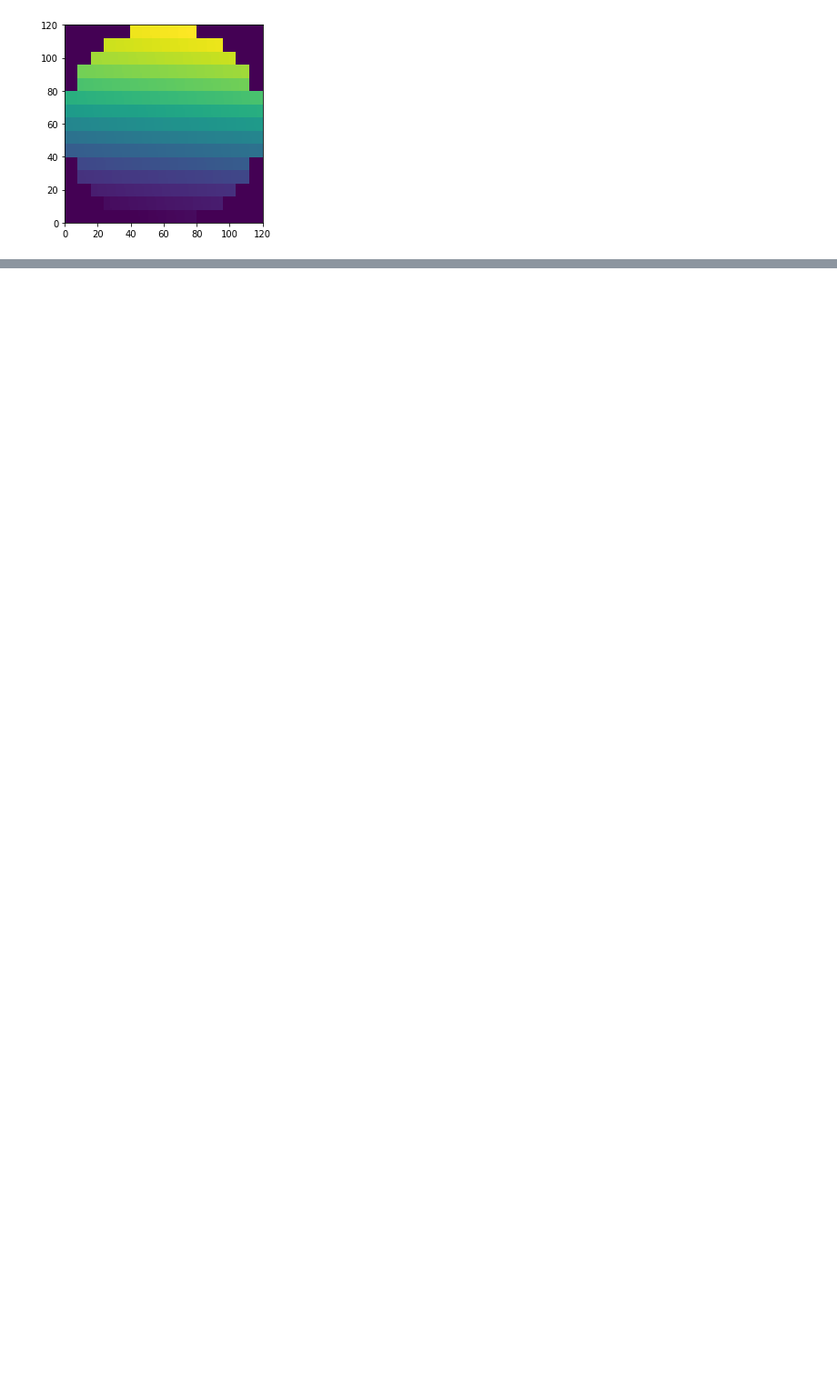
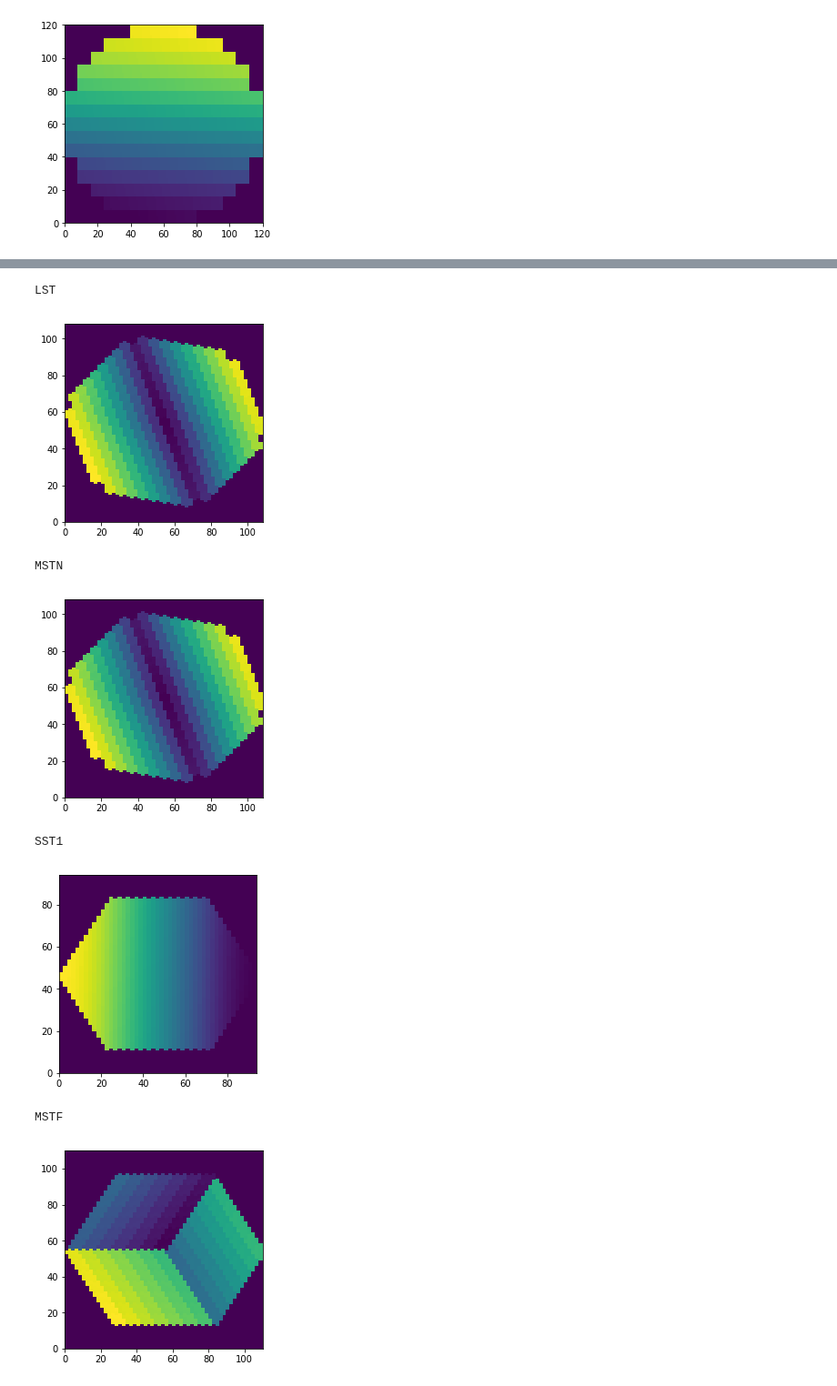
Before and after one commit to ctlearn-project/ctlearn, a Jupyter notebook: notebooks/test_image_mapper.ipynb, the cells around one changed output, grey strips where cells are left out. Shown at 91% size. Cells and saved outputs as stored; diff of their text form; code cells hidden in the pictures; blank space fills up the shorter version.

```diff
--- a/notebooks/test_image_mapper.ipynb
+++ b/notebooks/test_image_mapper.ipynb
@@ -34,0 +67,17 @@ plt.axes().set_aspect('equal')
+# %%
+for tel_ in ['LST', 'MSTN', 'SST1', 'MSTF', 'MSTS', 'SSTC', 'SSTA', 'VTS', 'MGC']:
+    print(tel_)
+    fig, ax = plt.subplots(1)
+    ax.set_aspect(1)
+    ax.pcolor(test_im_dict[tel_][:,:,0],cmap='viridis')
+    plt.savefig("{}_mapped.pdf".format(tel_))
+    plt.show()
+# %% [output]
+LST
+[figure, added]
+MSTN
+[figure, added]
+SST1
+[figure, added]
+MSTF
+[figure, added]
```
Also changed, not shown: parts of 13 cells of this notebook.
